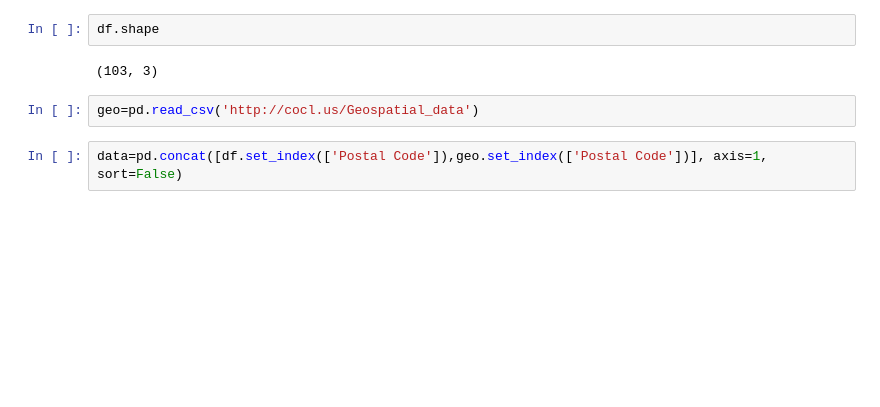
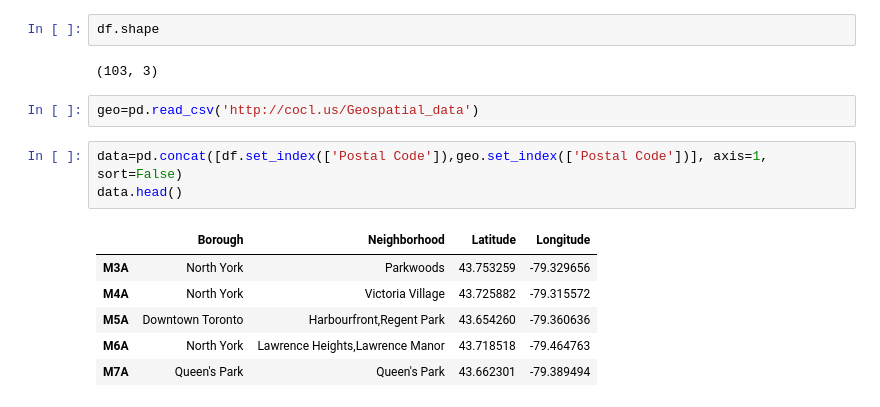
Before and after one commit to emilzaman/Coursera_Capstone, a Jupyter notebook: week3.ipynb, the cells around one changed output. Drawn from its saved outputs; the diff is of its cells as text; blank space fills up the shorter version.

```diff
--- a/week3.ipynb
+++ b/week3.ipynb
@@ -26,3 +26,11 @@ df.shape
 geo=pd.read_csv('http://cocl.us/Geospatial_data')
 # %%
 data=pd.concat([df.set_index(['Postal Code']),geo.set_index(['Postal Code'])], axis=1, sort=False)
+data.head()
+# %% [output]
+|  | Borough | Neighborhood | Latitude | Longitude |
+| M3A | North York | Parkwoods | 43.753259 | -79.329656 |
+| M4A | North York | Victoria Village | 43.725882 | -79.315572 |
+| M5A | Downtown Toronto | Harbourfront,Regent Park | 43.654260 | -79.360636 |
+| M6A | North York | Lawrence Heights,Lawrence Manor | 43.718518 | -79.464763 |
+| M7A | Queen's Park | Queen's Park | 43.662301 | -79.389494 |
```
Also changed, not shown: parts of 21 cells of this notebook.
